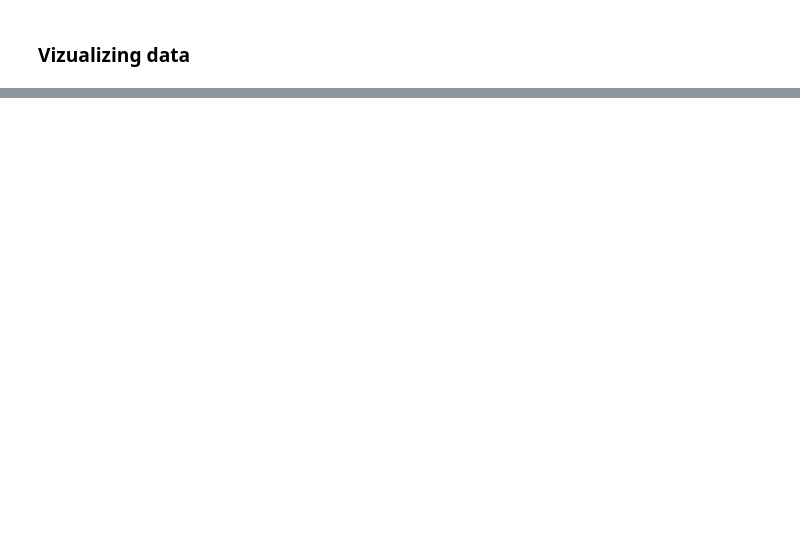
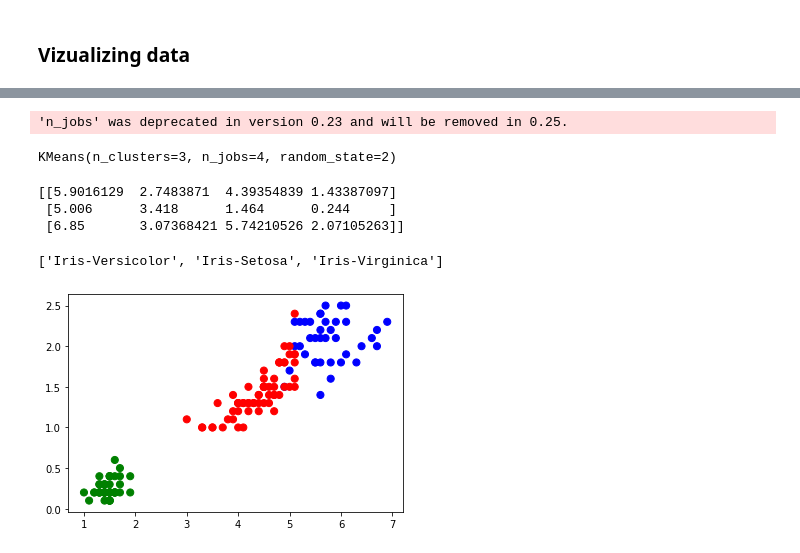
Before and after one commit to saiswaroop5225/Classification-of-flower-using-machine-learning, a Jupyter notebook: Machine Learning Project/classification of flower using machine learning.ipynb, the cells around one changed output, grey strips where cells are left out. Drawn from its saved outputs; the diff is of its cells as text; code cells hidden in the pictures; blank space fills up the shorter version.

```diff
--- a/Machine Learning Project/classification of flower using machine learning.ipynb
+++ b/Machine Learning Project/classification of flower using machine learning.ipynb
@@ -96,0 +155,2 @@ px.scatter_matrix(iris,color='Species',title='iris',dimensions=['SepalLength','S
+# %%
+X=iris.drop(['Species'],axis=1)
@@ -96,0 +221,2 @@ px.scatter_matrix(iris,color='Species',title='iris',dimensions=['SepalLength','S
+# %%
+X= np.array(X)
@@ -96,0 +493,14 @@ px.scatter_matrix(iris,color='Species',title='iris',dimensions=['SepalLength','S
+# %%
+from sklearn.cluster import KMeans
+km=KMeans(n_clusters=3,random_state=2,n_jobs=4)
+km.fit(X)
+# %% [output]
+'n_jobs' was deprecated in version 0.23 and will be removed in 0.25.
+KMeans(n_clusters=3, n_jobs=4, random_state=2)
+# %%
+centers=km.cluster_centers_
+print(centers)
+# %% [output]
+[[5.9016129  2.7483871  4.39354839 1.43387097]
+ [5.006      3.418      1.464      0.244     ]
+ [6.85       3.07368421 5.74210526 2.07105263]]
@@ -96,0 +509,9 @@ px.scatter_matrix(iris,color='Species',title='iris',dimensions=['SepalLength','S
+# %%
+Catagory_kmeans
+# %% [output]
+['Iris-Versicolor', 'Iris-Setosa', 'Iris-Virginica']
+# %%
+colormap=np.array(['Red','green','blue'])
+fig=plt.scatter(iris['PetalLength'],iris['PetalWidth'],c=colormap[km.labels_],s=50)
+# %% [output]
+[figure, added]
```
Also changed, not shown: parts of 62 cells of this notebook.
